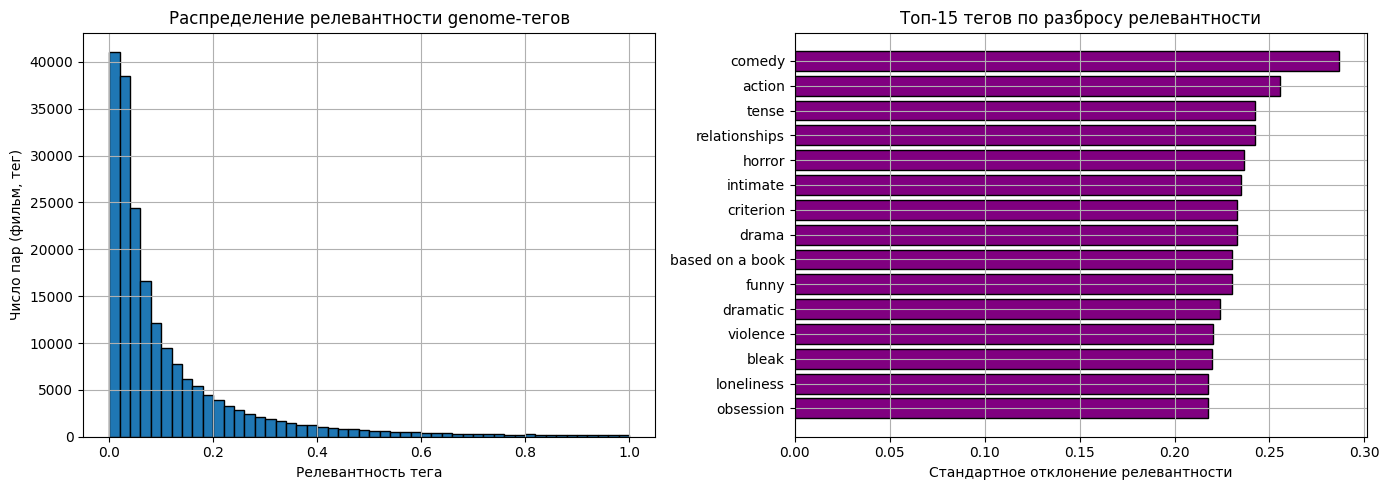
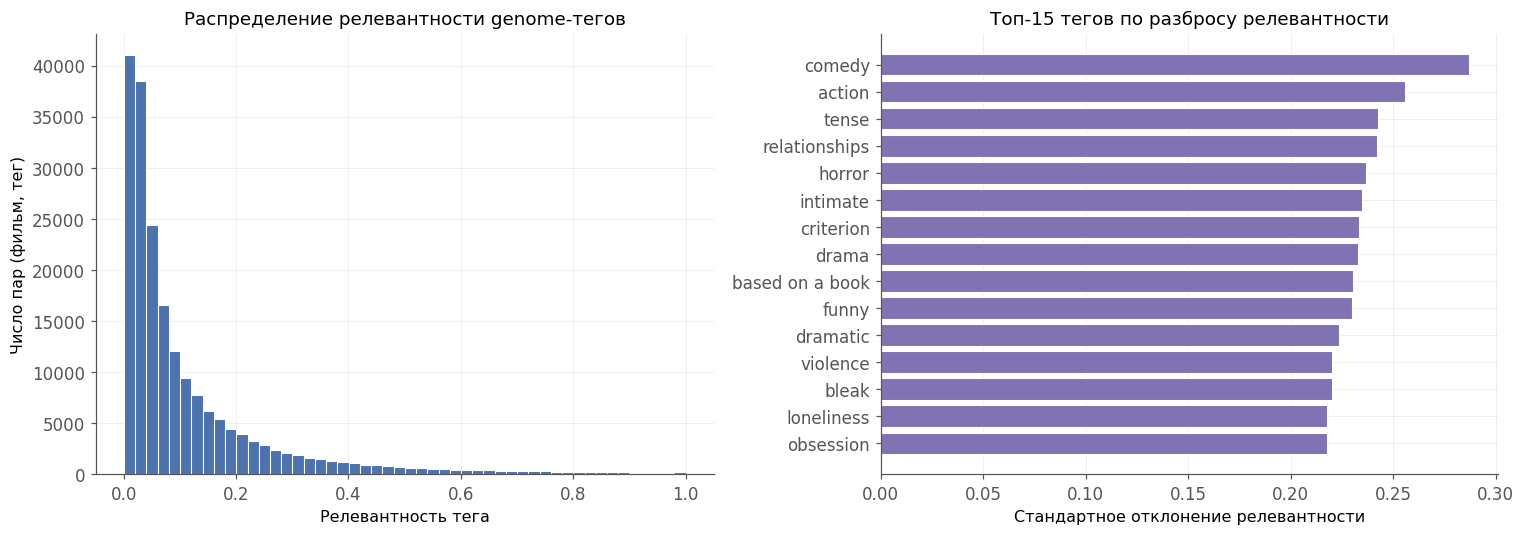
The change to this notebook cell's code, shown as a diff; its figure went from the first image to the second:
--- before
+++ after
@@ -18,5 +18,5 @@
 fig, axes = plt.subplots(1, 2, figsize=(14, 5))
 
-axes[0].hist(sample, bins=50, edgecolor="black")
+axes[0].hist(sample, bins=50, edgecolor="white", color="#4c72b0")
 axes[0].set_xlabel("Релевантность тега")
 axes[0].set_ylabel("Число пар (фильм, тег)")
@@ -25,5 +25,5 @@
 # Топ-15 наиболее "различающих" тегов (по std) — кандидаты в признаки
 top_var = tag_stats.sort_values("std", ascending=False).head(15)
-axes[1].barh(top_var["tag"], top_var["std"], edgecolor="black", color="purple")
+axes[1].barh(top_var["tag"], top_var["std"], edgecolor="white", color="#8172b3")
 axes[1].invert_yaxis()
 axes[1].set_xlabel("Стандартное отклонение релевантности")

Commit: visual